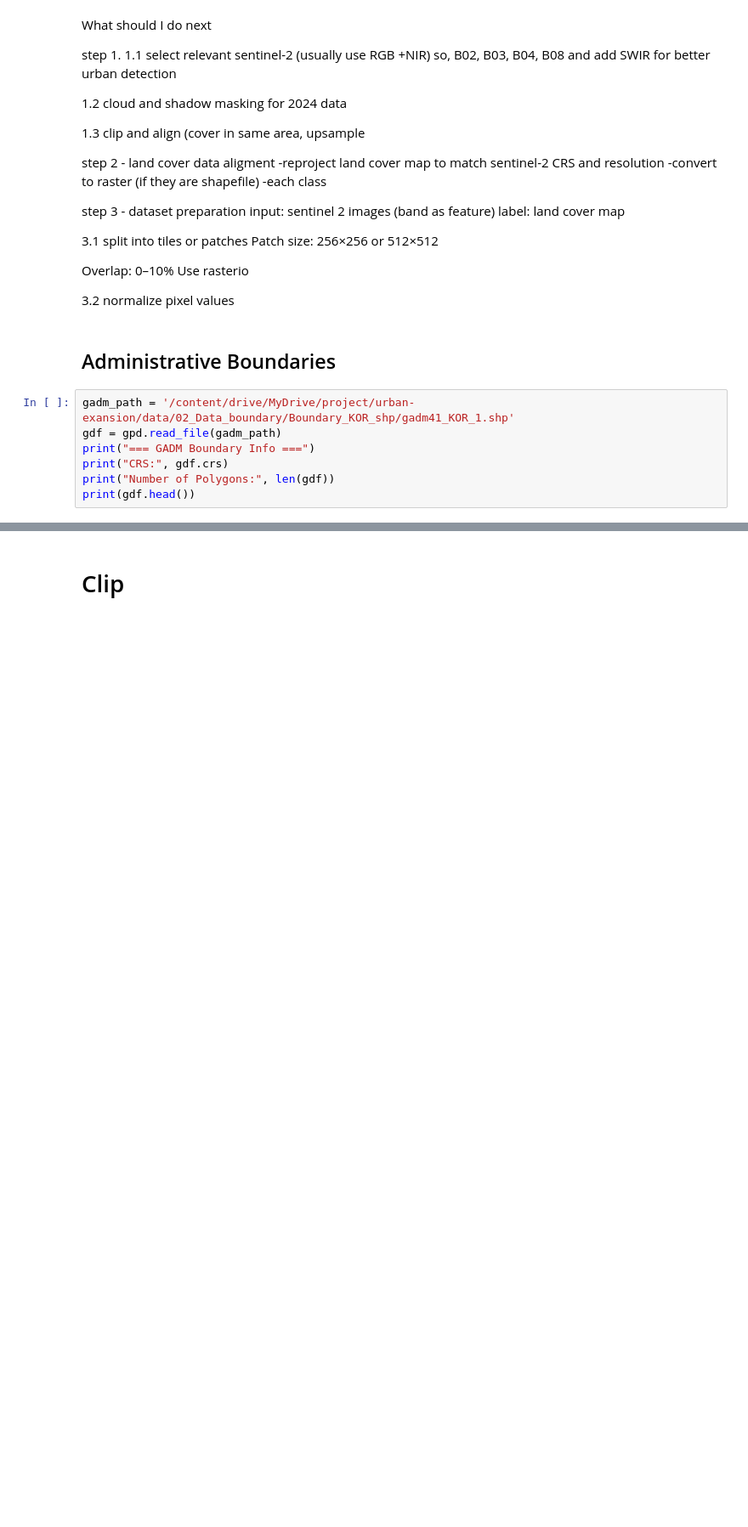
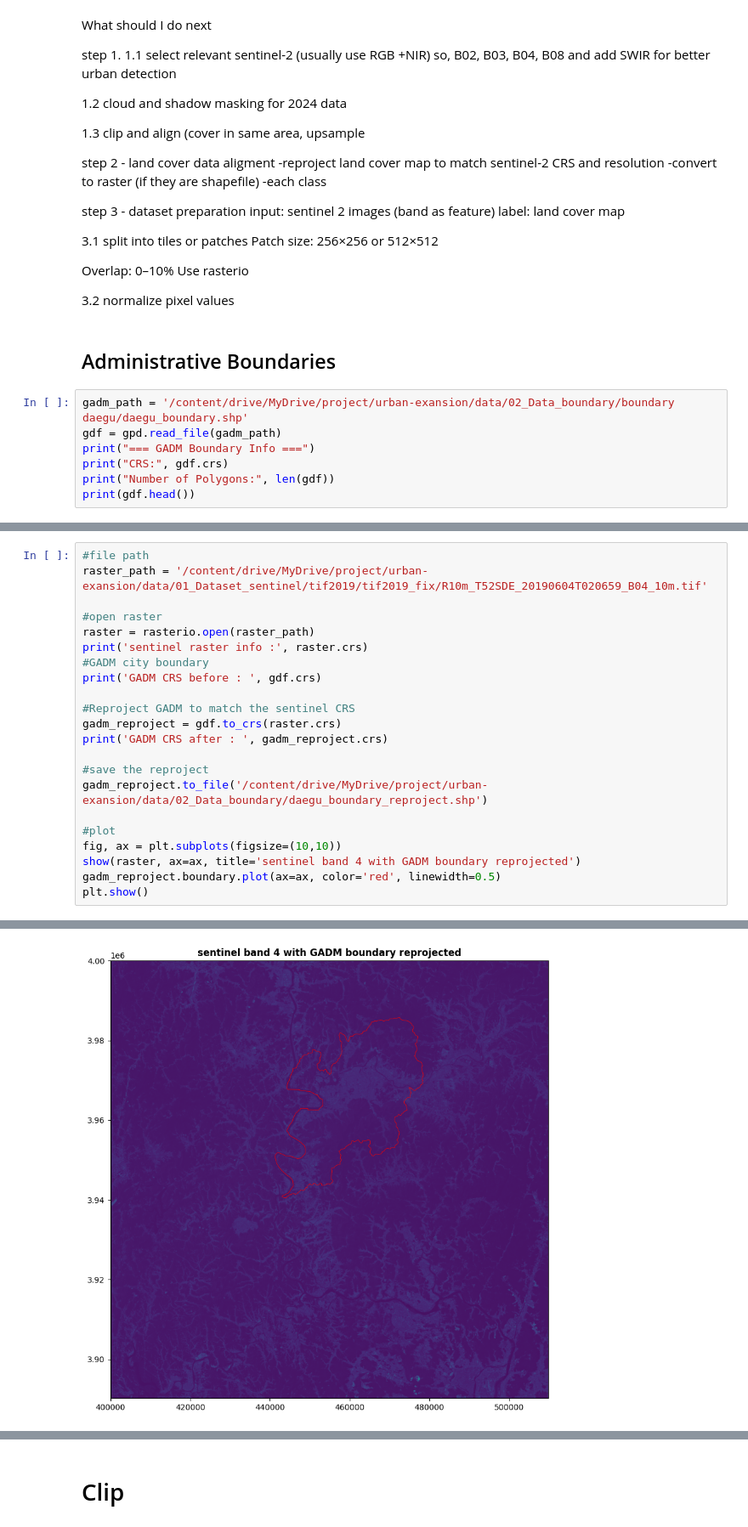
Before and after one commit to ramalias/urban-expansion, a Jupyter notebook: main-urban-expansion.ipynb, the cells around one changed output, grey strips where cells are left out. Shown at 85% size. Cells and saved outputs as stored; diff of their text form; blank space fills up the shorter version.

Commit message:
add reprojection, clip and masking

```diff
--- a/main-urban-expansion.ipynb
+++ b/main-urban-expansion.ipynb
@@ -351,7 +361,7 @@ Use rasterio
 # %% [markdown]
 ## Administrative Boundaries
 # %%
-gadm_path = '/content/drive/MyDrive/project/urban-exansion/data/02_Data_boundary/Boundary_KOR_shp/gadm41_KOR_1.shp'
+gadm_path = '/content/drive/MyDrive/project/urban-exansion/data/02_Data_boundary/boundary daegu/daegu_boundary.shp'
 gdf = gpd.read_file(gadm_path)
 print("=== GADM Boundary Info ===")
 print("CRS:", gdf.crs)
@@ -377,0 +384,23 @@ Number of Polygons: 17
+# %%
+#file path
+raster_path = '/content/drive/MyDrive/project/urban-exansion/data/01_Dataset_sentinel/tif2019/tif2019_fix/R10m_T52SDE_20190604T020659_B04_10m.tif'
+
+#open raster
+raster = rasterio.open(raster_path)
+print('sentinel raster info :', raster.crs)
+#GADM city boundary
+print('GADM CRS before : ', gdf.crs)
+
+#Reproject GADM to match the sentinel CRS
+gadm_reproject = gdf.to_crs(raster.crs)
+print('GADM CRS after : ', gadm_reproject.crs)
+
+#save the reproject
+gadm_reproject.to_file('/content/drive/MyDrive/project/urban-exansion/data/02_Data_boundary/daegu_boundary_reproject.shp')
+
+#plot
+fig, ax = plt.subplots(figsize=(10,10))
+show(raster, ax=ax, title='sentinel band 4 with GADM boundary reprojected')
+gadm_reproject.boundary.plot(ax=ax, color='red', linewidth=0.5)
+plt.show()
+# %% [output]
@@ -377,0 +410 @@ Number of Polygons: 17
+[figure, added]
```
Also changed, not shown: parts of 19 cells of this notebook.
